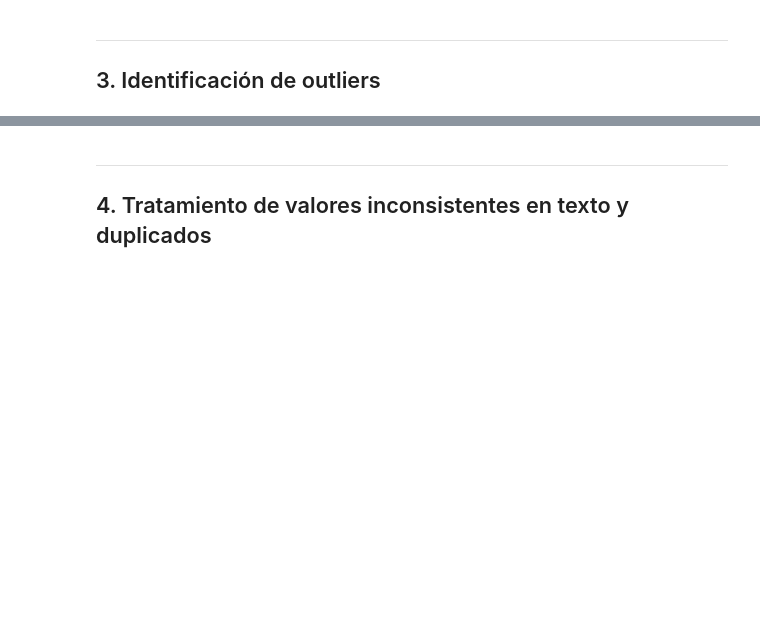
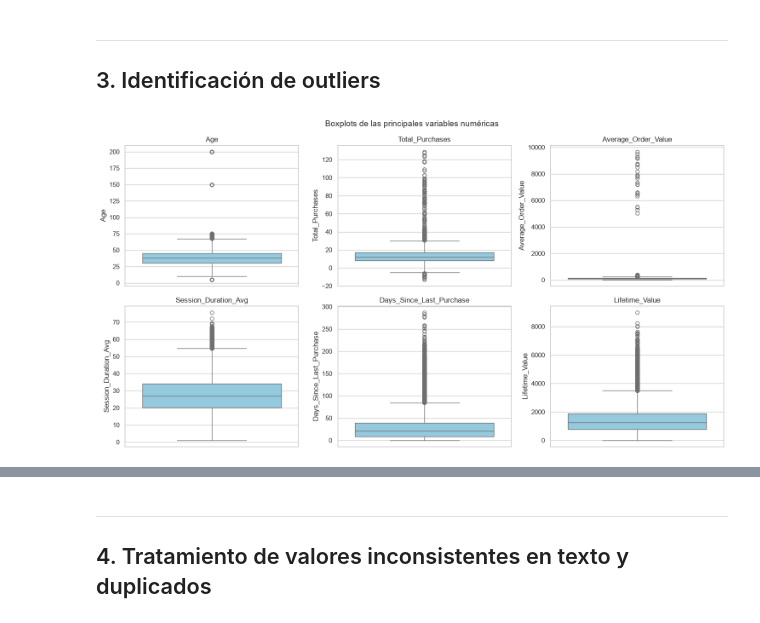
Before and after one commit to wen200729-boop/Analisis-web, a Jupyter notebook: analisis_clientes.ipynb, the cells around one changed output, grey strips where cells are left out. Drawn from its saved outputs; the diff is of its cells as text; code cells hidden in the pictures; blank space fills up the shorter version.

Commit message:
feat: identificación y tratamiento de outliers con boxplots

```diff
--- a/analisis_clientes.ipynb
+++ b/analisis_clientes.ipynb
@@ -261,3 +261,16 @@ Total de valores faltantes después de la imputación: 0
 # %% [markdown]
 ---
 ## 3. Identificación de outliers
+# %%
+variables_outliers = ["Age", "Total_Purchases", "Average_Order_Value",
+                      "Session_Duration_Avg", "Days_Since_Last_Purchase", "Lifetime_Value"]
+
+fig, ejes = plt.subplots(2, 3, figsize=(15, 8))
+for eje, variable in zip(ejes.flatten(), variables_outliers):
+    sns.boxplot(y=datos[variable], ax=eje, color="skyblue")
+    eje.set_title(variable)
+plt.suptitle("Boxplots de las principales variables numéricas", fontsize=14)
+plt.tight_layout()
+plt.show()
+# %% [output]
+[figure, added]
```
Also changed, not shown: parts of 6 cells of this notebook.
